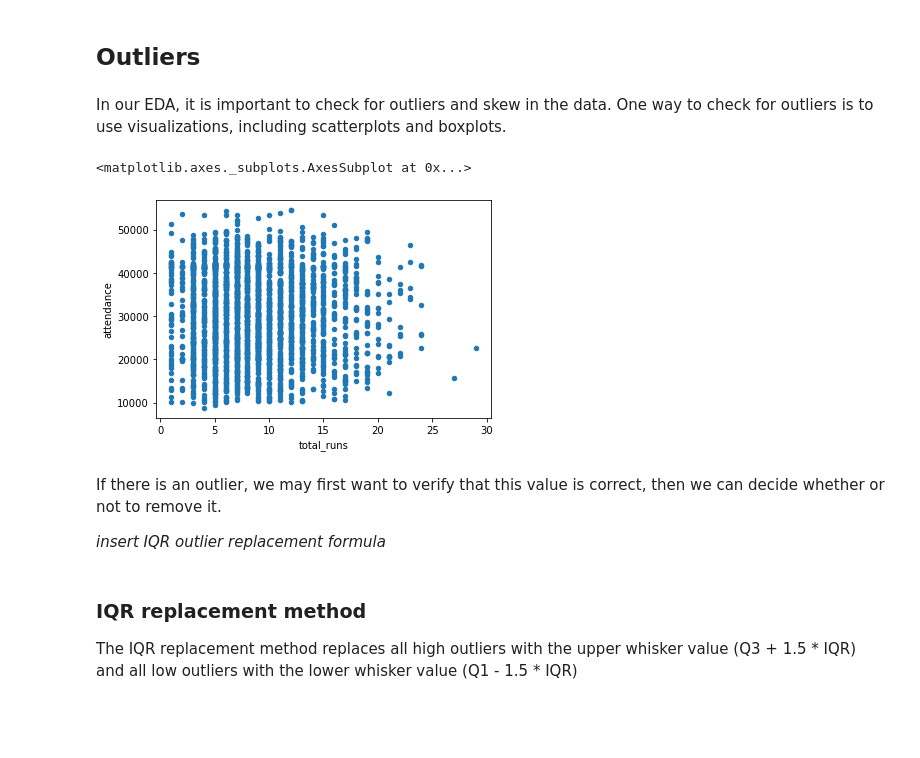
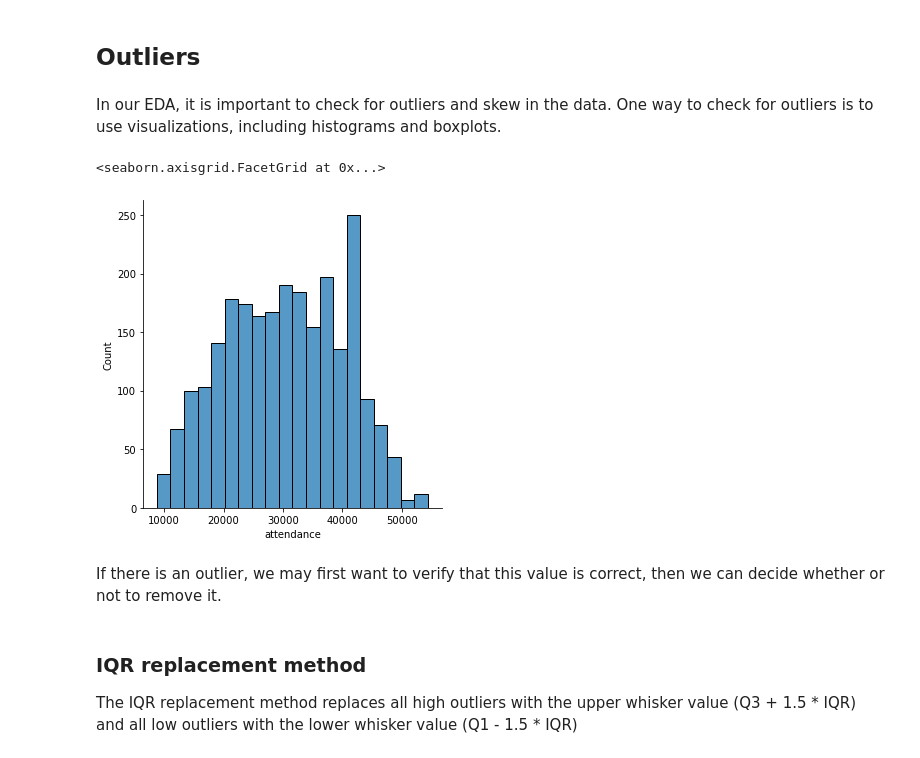
Before and after one commit to kristinkspanos/eda_methods, a Jupyter notebook: eda_methods.ipynb, the cells around one changed output. Saved outputs shown, nothing was run; the diff lists cells and outputs as text; code cells hidden in the pictures; blank space fills up the shorter version.

```diff
--- a/eda_methods.ipynb
+++ b/eda_methods.ipynb
@@ -359,16 +359,14 @@ Z-score normalization: Handles outliers, but does not produce normalized data wi
 # %% [markdown]
 ## Outliers
 # %% [markdown]
-In our EDA, it is important to check for outliers and skew in the data. One way to check for outliers is to use visualizations, including scatterplots and boxplots.
+In our EDA, it is important to check for outliers and skew in the data. One way to check for outliers is to use visualizations, including histograms and boxplots.
-# %%
-bb.plot.scatter(x = 'total_runs',y = 'attendance')
-# %% [output]
-<matplotlib.axes._subplots.AxesSubplot at 0x...>
-[figure, removed]
+# %%
+sns.displot(bb, x="attendance")
+# %% [output]
+<seaborn.axisgrid.FacetGrid at 0x...>
+[figure, added]
 # %% [markdown]
 If there is an outlier, we may first want to verify that this value is correct, then we can decide whether or not to remove it.
-
-*insert IQR outlier replacement formula*
 # %% [markdown]
 ### IQR replacement method
 The IQR replacement method replaces all high outliers with the upper whisker value (Q3 + 1.5 * IQR) and all low outliers with the lower whisker value (Q1 - 1.5 * IQR)
```
